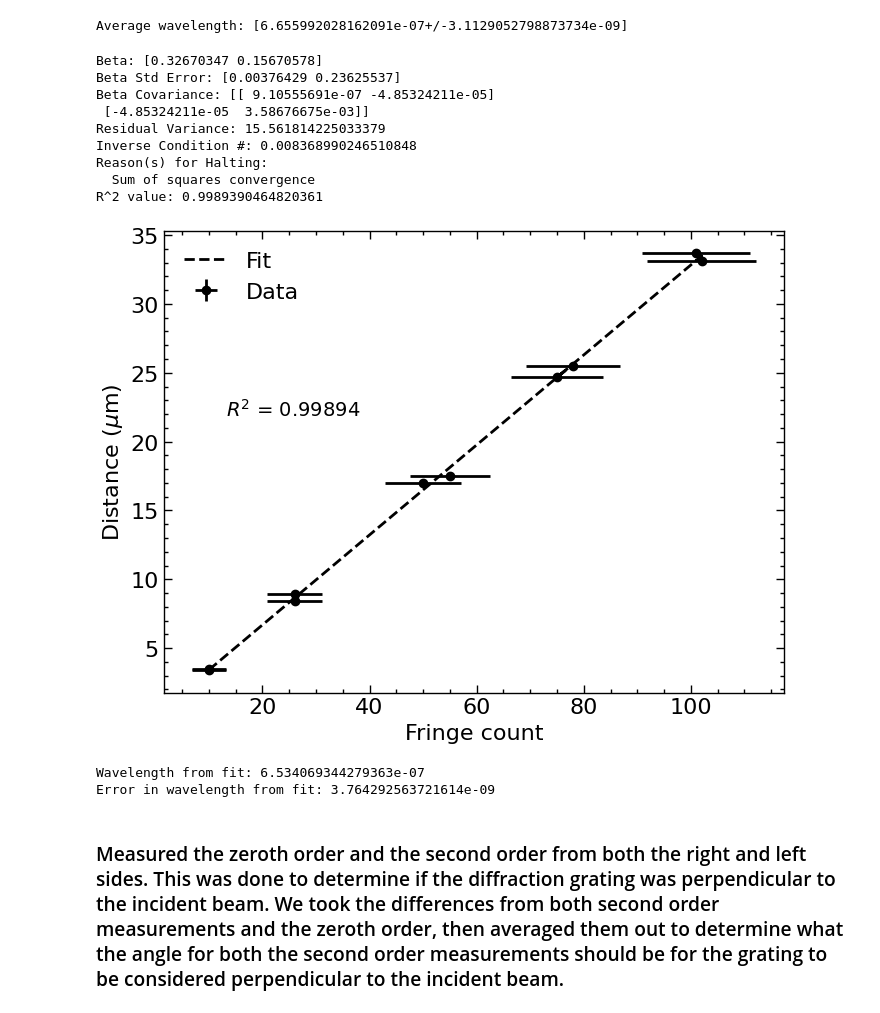
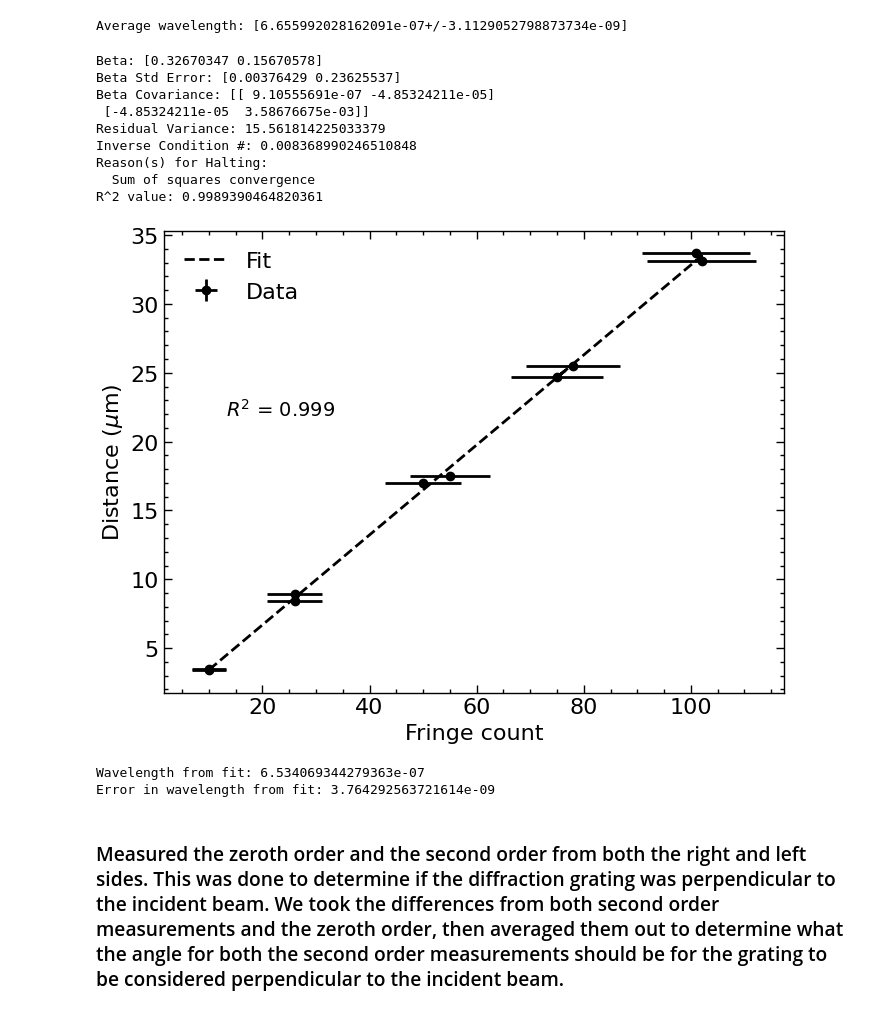
Before and after one commit to wmallah/OpticsLab, a Jupyter notebook: dispersion_curve_experiment/code/data_analysis.ipynb, the cells around one changed output. Cells and saved outputs as stored; diff of their text form; code cells hidden in the pictures.

```diff
--- a/dispersion_curve_experiment/code/data_analysis.ipynb
+++ b/dispersion_curve_experiment/code/data_analysis.ipynb
@@ -78,35 +78,35 @@ residuals = distance_vals - linear_func(odr_output.beta, fringe_counts)
 ss_res = np.sum(residuals**2)
 ss_tot = np.sum((distance_vals - np.mean(distance_vals))**2)
 r_squared = 1 - (ss_res / ss_tot)
 print(r"R^2 value:", r_squared)
 
 # Plot data
 plt.plot(fringe_counts, odr_output.beta[0]*fringe_counts + odr_output.beta[1], '--', c='k')
 plt.errorbar(fringe_counts, distance_vals, xerr=fringe_err, yerr=distance_errs, fmt='o', c='k')
 plt.xlabel(r"Fringe count")
 plt.ylabel(r"Distance ($\mu$m)")
-plt.annotate("$R^2$ = " + str(round(r_squared, 5)), xy=(0.1, 0.6), xycoords='axes fraction', fontsize=14)
+plt.annotate("$R^2$ = " + str(round(r_squared, 3)), xy=(0.1, 0.6), xycoords='axes fraction', fontsize=14)
 # plt.title(r"Distance vs Fringe count")
 plt.legend([r"Fit", r"Data"])
 plt.savefig("../figures/distance_vs_fringe_count.pdf")
 plt.show()
 
 # Calculate wavelength and error from fit
 wavelength_fit = 2*odr_output.beta[0]*10**-6
 wavelength_fit_err = odr_output.sd_beta[0]*10**-6
 print(r"Wavelength from fit:", wavelength_fit)
 print(r"Error in wavelength from fit:", wavelength_fit_err)
 # %% [output]
 Beta: [0.32670347 0.15670578]
 Beta Std Error: [0.00376429 0.23625537]
 Beta Covariance: [[ 9.10555691e-07 -4.85324211e-05]
  [-4.85324211e-05  3.58676675e-03]]
 Residual Variance: 15.561814225033379
 Inverse Condition #: 0.008368990246510848
 Reason(s) for Halting:
   Sum of squares convergence
 R^2 value: 0.9989390464820361
-[figure, old version]
+[figure, new version]
 Wavelength from fit: 6.534069344279363e-07
 Error in wavelength from fit: 3.764292563721614e-09
 # %% [markdown]
```
Also changed, not shown: parts of 6 cells of this notebook, 8 other files.
